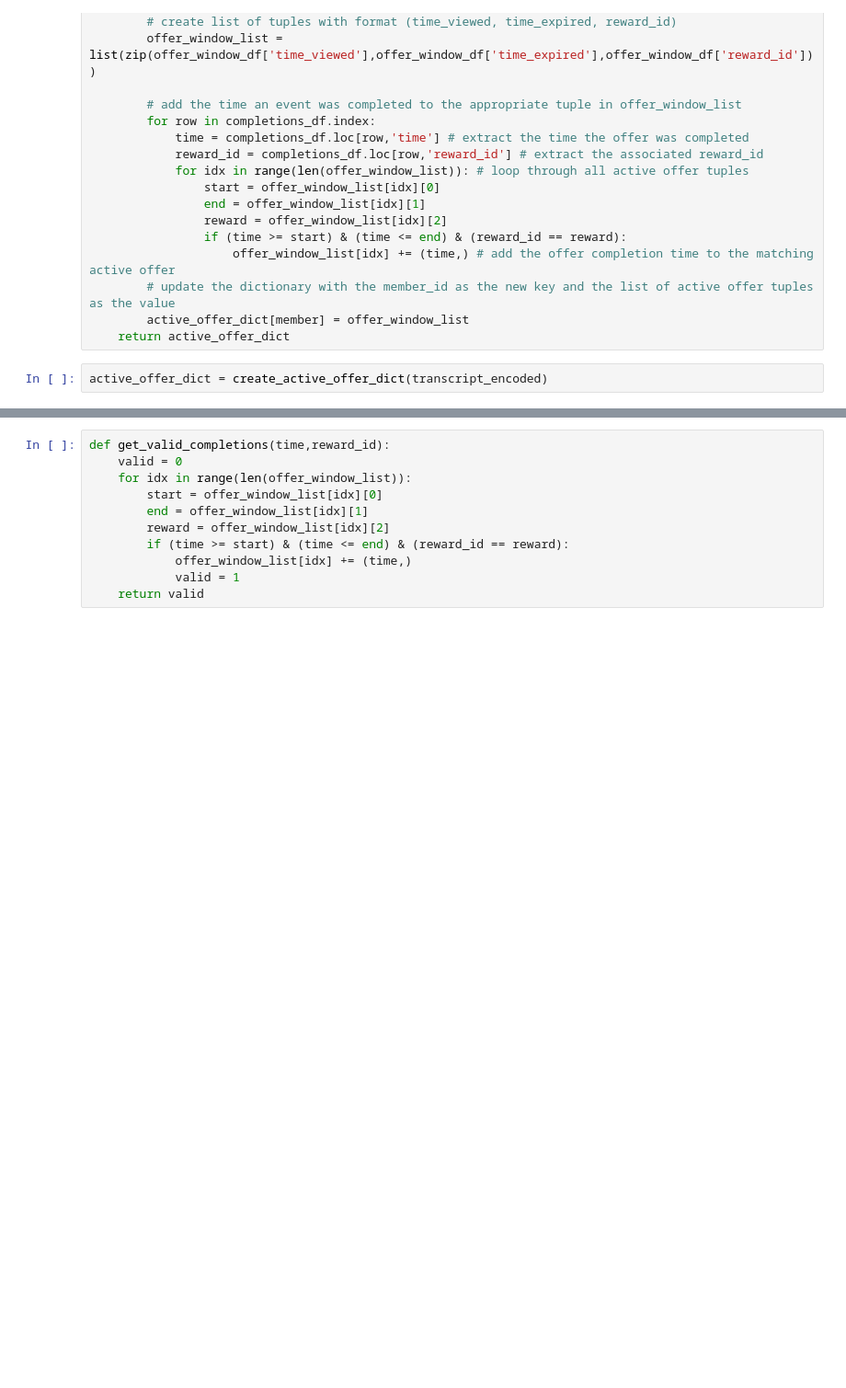
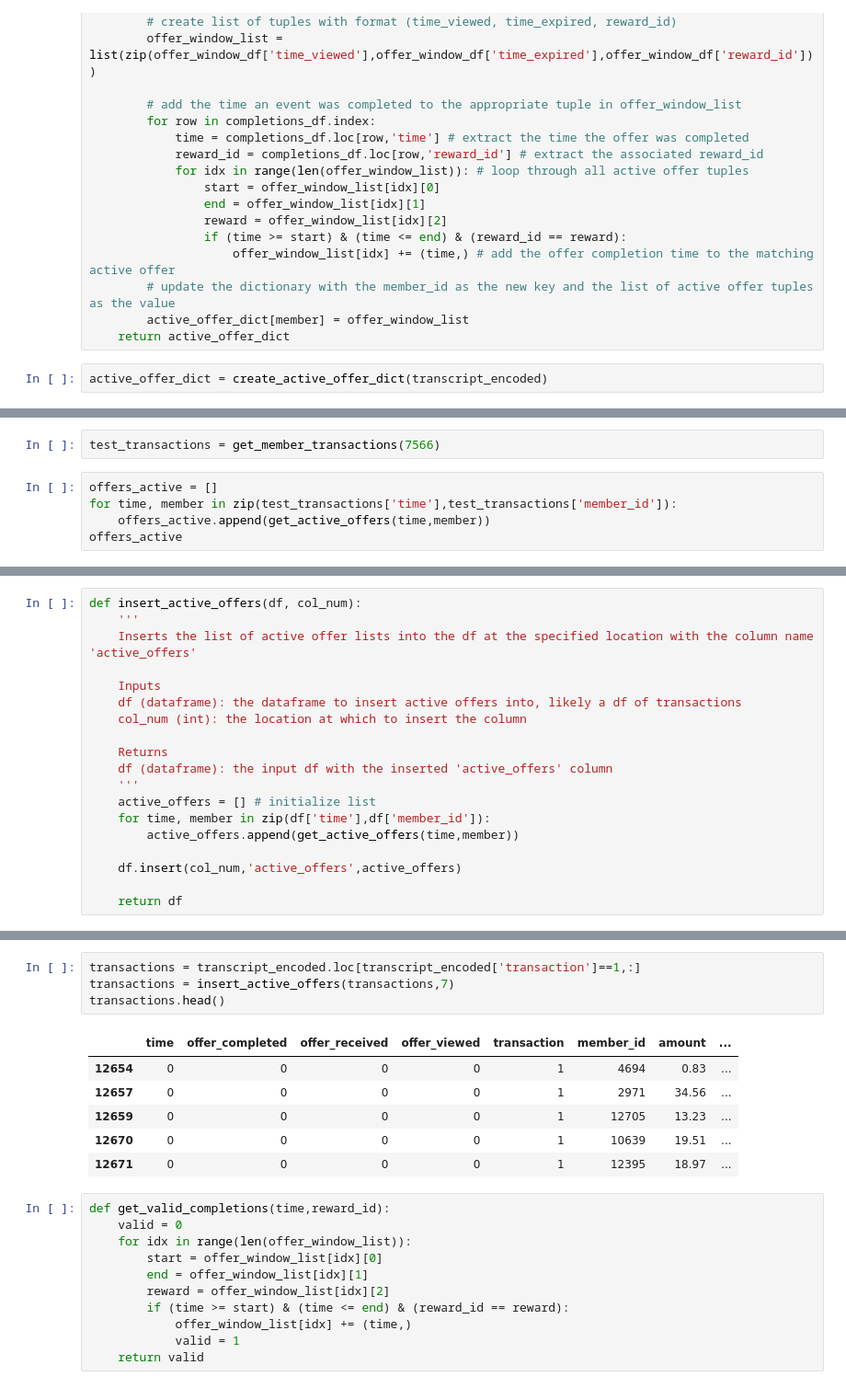
Before and after one commit to blowe615/starbucks_offers, a Jupyter notebook: starbucks_offers.ipynb, the cells around one changed output, grey strips where cells are left out. Shown at 92% size. Cells and saved outputs as stored; diff of their text form; blank space fills up the shorter version.

Commit message:
feat: Create insert_active_offers func
Loops through a df of transactions and identified the active offers
for each transaction using get_active_offers.  Inserts a column of
active offers in the df

```diff
--- a/starbucks_offers.ipynb
+++ b/starbucks_offers.ipynb
@@ -803,0 +808,7 @@ def get_active_offers(transaction_time, member_id):
+# %%
+test_transactions = get_member_transactions(7566)
+# %%
+offers_active = []
+for time, member in zip(test_transactions['time'],test_transactions['member_id']):
+    offers_active.append(get_active_offers(time,member))
+offers_active
@@ -803,0 +817,19 @@ def get_active_offers(transaction_time, member_id):
+# %%
+def insert_active_offers(df, col_num):
+    '''
+    Inserts the list of active offer lists into the df at the specified location with the column name 'active_offers'
+
+    Inputs
+    df (dataframe): the dataframe to insert active offers into, likely a df of transactions
+    col_num (int): the location at which to insert the column
+
+    Returns
+    df (dataframe): the input df with the inserted 'active_offers' column
+    '''
+    active_offers = [] # initialize list
+    for time, member in zip(df['time'],df['member_id']):
+        active_offers.append(get_active_offers(time,member))
+
+    df.insert(col_num,'active_offers',active_offers)
+
+    return df
@@ -804,3 +847,14 @@ def get_active_offers(transaction_time, member_id):
+# %%
+transactions = transcript_encoded.loc[transcript_encoded['transaction']==1,:]
+transactions = insert_active_offers(transactions,7)
+transactions.head()
+# %% [output]
+|  | time | offer_completed | offer_received | offer_viewed | transaction | member_id | amount | ... |
+| 12654 | 0 | 0 | 0 | 0 | 1 | 4694 | 0.83 | ... |
+| 12657 | 0 | 0 | 0 | 0 | 1 | 2971 | 34.56 | ... |
+| 12659 | 0 | 0 | 0 | 0 | 1 | 12705 | 13.23 | ... |
+| 12670 | 0 | 0 | 0 | 0 | 1 | 10639 | 19.51 | ... |
+| 12671 | 0 | 0 | 0 | 0 | 1 | 12395 | 18.97 | ... |
 # %%
 def get_valid_completions(time,reward_id):
     valid = 0
```
Also changed, not shown: parts of 6 cells of this notebook.
